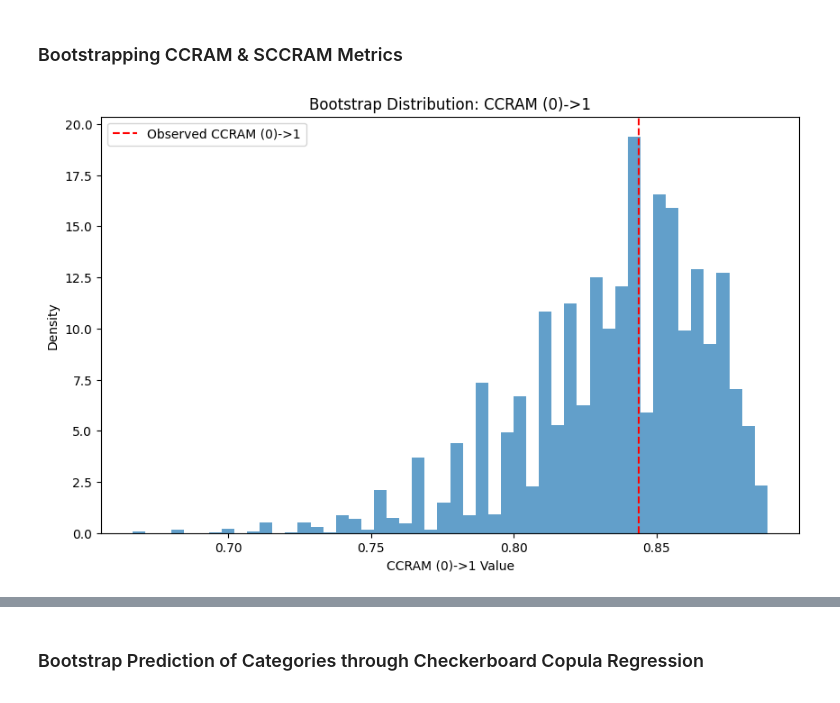
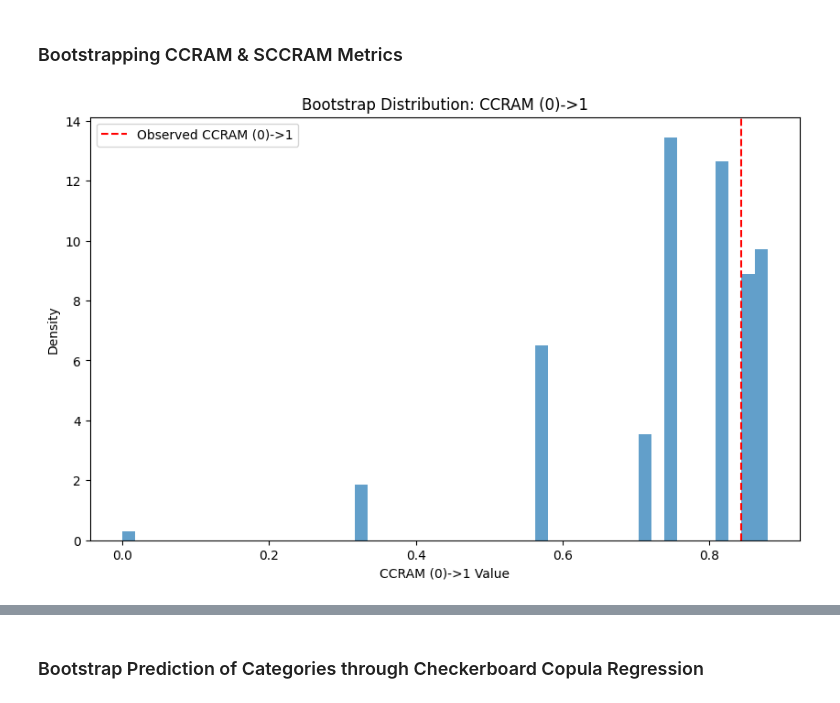
Before and after one commit to dmavani25/discopula, a Jupyter notebook: examples/jupyter/02_StatSim_Generic_Bootstrapping_and_Permutation_Tests_Usage_Demonstration.ipynb, the cells around one changed output, grey strips where cells are left out. Cells and saved outputs as stored; diff of their text form; code cells hidden in the pictures.

```diff
--- a/examples/jupyter/02_StatSim_Generic_Bootstrapping_and_Permutation_Tests_Usage_Demonstration.ipynb
+++ b/examples/jupyter/02_StatSim_Generic_Bootstrapping_and_Permutation_Tests_Usage_Demonstration.ipynb
@@ -55,15 +54,15 @@ Probability matrix P:
 ### Bootstrapping CCRAM & SCCRAM Metrics
 # %%
 ccram_result = bootstrap_ccram(
-    contingency_table,
+    gen_copula=copula,
     from_axes=[0],
     to_axis=1,
     confidence_level=0.95,
     method="percentile",
     n_resamples=9999
 )
 # %% [output]
-[figure, old version]
+[figure, new version]
 # %%
 print(f"Metric Name: {ccram_result.metric_name}")
 print(f"Observed Value: {ccram_result.observed_value:.4f}")
```
Also changed, not shown: parts of 29 cells of this notebook, 5 other files.
